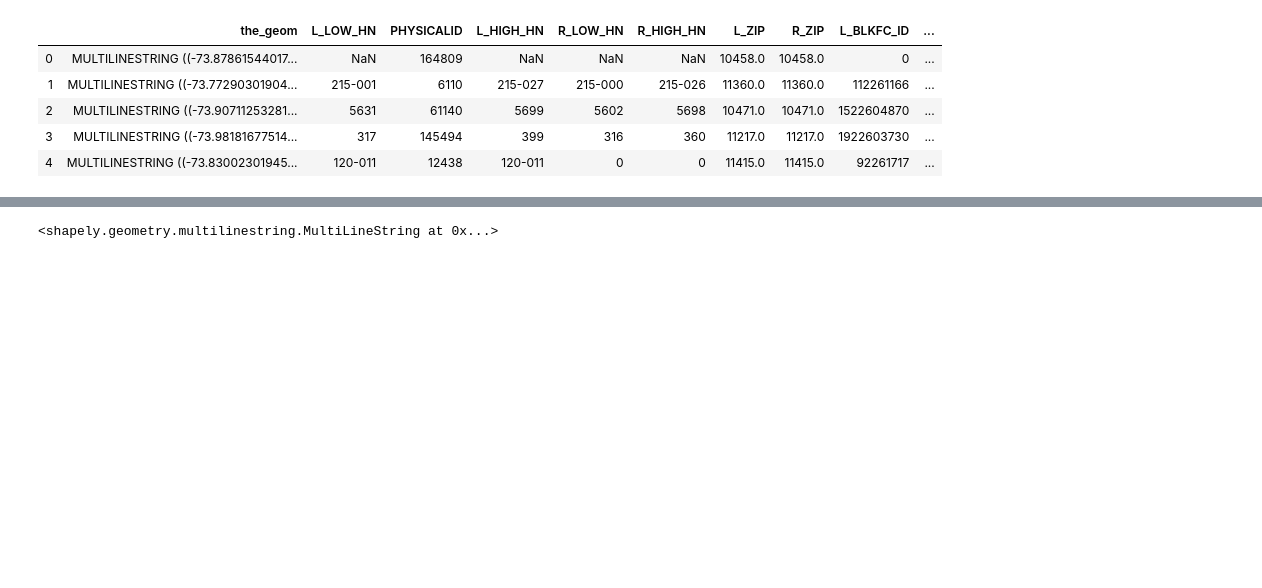
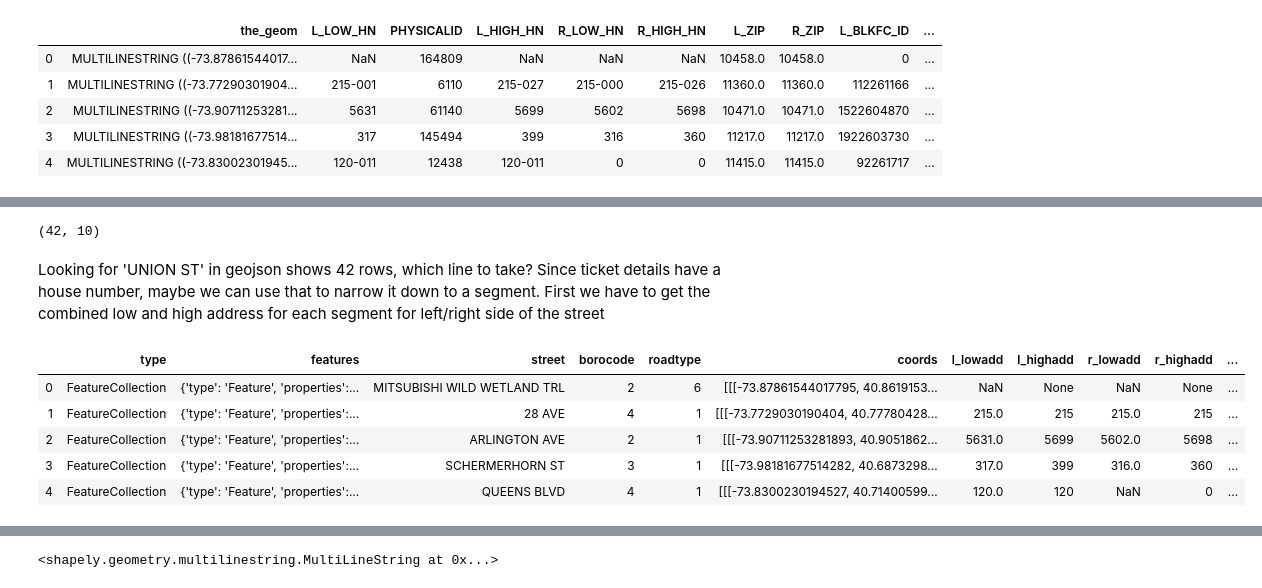
Before and after one commit to stuartong/streetsofnyc, a Jupyter notebook: TicketsCleaningStreetCode.ipynb, the cells around one changed output, grey strips where cells are left out. Drawn from its saved outputs; the diff is of its cells as text; code cells hidden in the pictures; blank space fills up the shorter version.

Commit message:
Utilized address no from tickets to narrow down the line segment - still need to fix multilinestring in order to use it for finding intersections

```diff
--- a/TicketsCleaningStreetCode.ipynb
+++ b/TicketsCleaningStreetCode.ipynb
@@ -225,5 +221,12 @@ cl_gjson=pd.read_json('/Users/stuartong/uberticketsyelp/Data/NYC Street Centerli
 cl_gjson['street']=cl_gjson['features'].str['properties'].str['full_stree']
 cl_gjson['borocode']=cl_gjson['features'].str['properties'].str['borocode']
 cl_gjson['roadtype']=cl_gjson['features'].str['properties'].str['rw_type']
-cl_gjson['lowadd']=cl_gjson['features'].str['properties'].str['l_low_hn']
 cl_gjson['coords']=cl_gjson['features'].str['geometry'].str['coordinates']
+
+# note some address contain '-' we only want the portion before the dash
+cl_gjson['l_lowadd']=cl_gjson['features'].str['properties'].str['l_low_hn'].str.split('-').str[0]
+cl_gjson['l_highadd']=cl_gjson['features'].str['properties'].str['l_high_hn'].str.split('-').str[0]
+cl_gjson['r_lowadd']=cl_gjson['features'].str['properties'].str['r_low_hn'].str.split('-').str[0]
+cl_gjson['r_highadd']=cl_gjson['features'].str['properties'].str['r_high_hn'].str.split('-').str[0]
+
+cl_gjson.head()
@@ -229,0 +240,23 @@ cl_gjson['coords']=cl_gjson['features'].str['geometry'].str['coordinates']
+# %%
+cl_gjson[(cl_gjson['street']=='UNION ST')&(cl_gjson['borocode']=='3')].shape
+# %% [output]
+(42, 10)
+# %% [markdown]
+Looking for 'UNION ST' in geojson shows 42 rows, which line to take? Since ticket details have a house number, maybe we can use that to narrow it down to a segment. First we have to get the combined low and high address for each segment for left/right side of the street
+# %%
+# note have issues with none types convert to np.nan
+# we do this as some sides of the street do not have an address - i.e. 0 - so that we can evaluate the min
+
+cl_gjson['r_lowadd'].replace({'0':np.nan},inplace=True)
+cl_gjson['l_lowadd'].replace({'0':np.nan},inplace=True)
+cl_gjson['c_lowadd']= cl_gjson[['l_lowadd','r_lowadd']].min(axis=1,skipna=True)
+cl_gjson['c_highadd']=cl_gjson[['l_highadd','r_highadd']].max(axis=1)
+# %%
+cl_gjson.head()
+# %% [output]
+|  | type | features | street | borocode | roadtype | coords | l_lowadd | l_highadd | r_lowadd | r_highadd | ... |
+| 0 | FeatureCollection | {'type': 'Feature', 'properties':... | MITSUBISHI WILD WETLAND TRL | 2 | 6 | [[[-73.87861544017795, 40.8619153... | NaN | None | NaN | None | ... |
+| 1 | FeatureCollection | {'type': 'Feature', 'properties':... | 28 AVE | 4 | 1 | [[[-73.7729030190404, 40.77780428... | 215.0 | 215 | 215.0 | 215 | ... |
+| 2 | FeatureCollection | {'type': 'Feature', 'properties':... | ARLINGTON AVE | 2 | 1 | [[[-73.90711253281893, 40.9051862... | 5631.0 | 5699 | 5602.0 | 5698 | ... |
+| 3 | FeatureCollection | {'type': 'Feature', 'properties':... | SCHERMERHORN ST | 3 | 1 | [[[-73.98181677514282, 40.6873298... | 317.0 | 399 | 316.0 | 360 | ... |
+| 4 | FeatureCollection | {'type': 'Feature', 'properties':... | QUEENS BLVD | 4 | 1 | [[[-73.8300230194527, 40.71400599... | 120.0 | 120 | NaN | 0 | ... |
```
Also changed, not shown: parts of 37 cells of this notebook.
